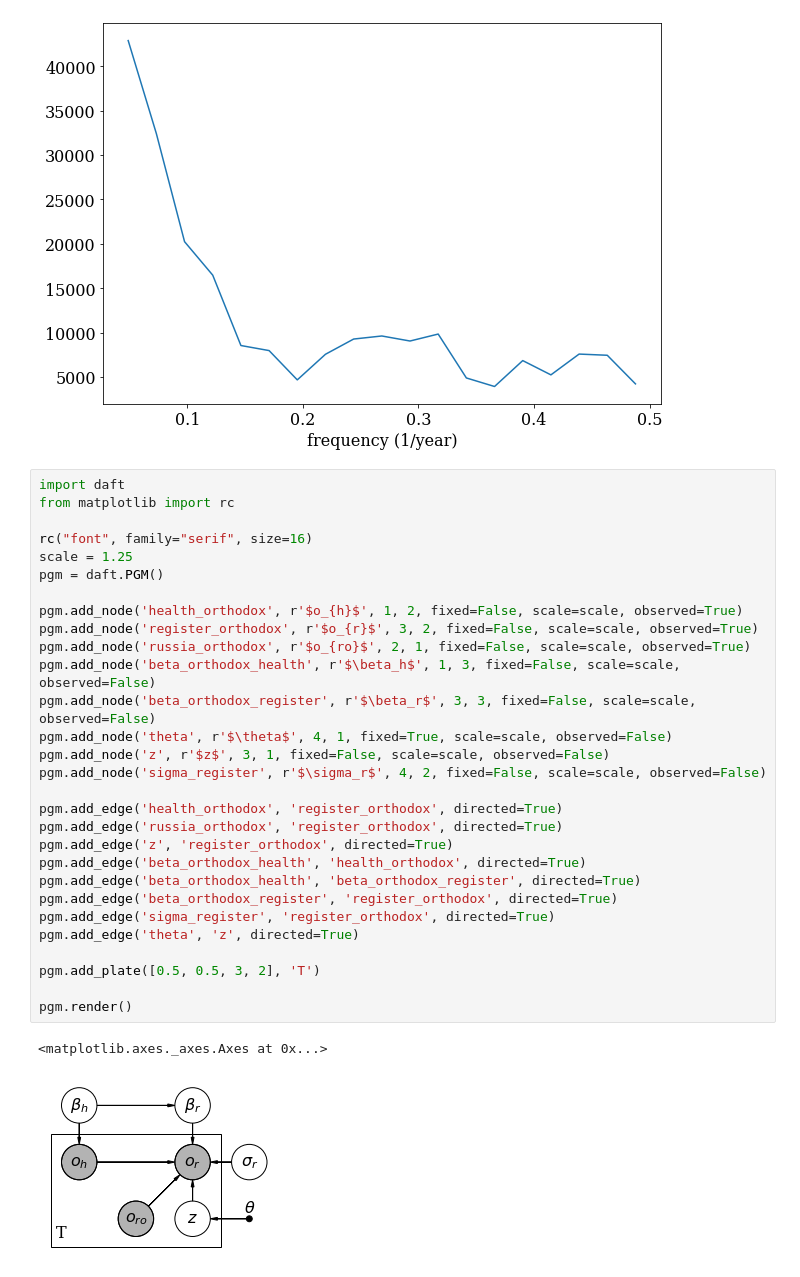
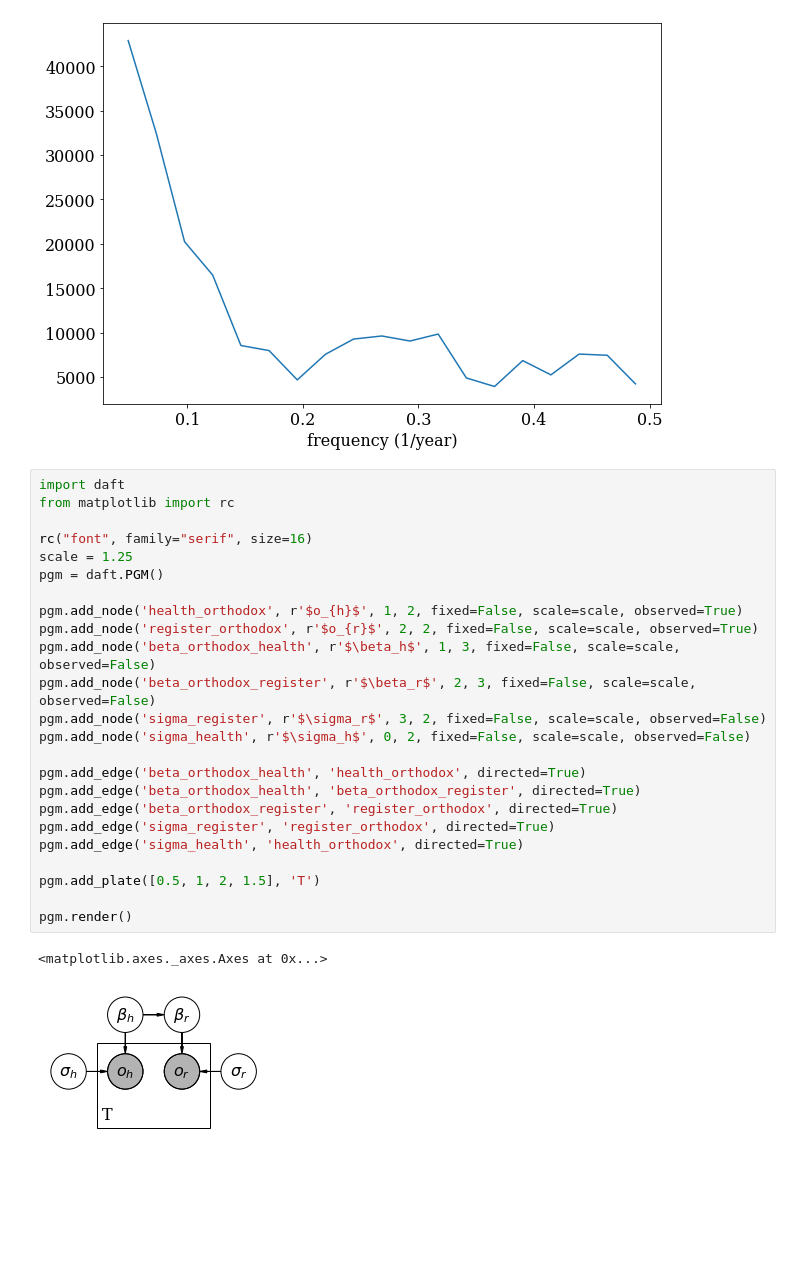
Before and after one commit to AnttiHaerkoenen/vyborg_orthodox, a Jupyter notebook: notebooks/missing_orthodox.ipynb, the cells around one changed output. Drawn from its saved outputs; the diff is of its cells as text; blank space fills up the shorter version.

```diff
--- a/notebooks/missing_orthodox.ipynb
+++ b/notebooks/missing_orthodox.ipynb
@@ -101,35 +101,30 @@ print(1/freq)
 # %%
 import daft
 from matplotlib import rc
 
 rc("font", family="serif", size=16)
 scale = 1.25
 pgm = daft.PGM()
 
 pgm.add_node('health_orthodox', r'$o_{h}$', 1, 2, fixed=False, scale=scale, observed=True)
-pgm.add_node('register_orthodox', r'$o_{r}$', 3, 2, fixed=False, scale=scale, observed=True)
-pgm.add_node('russia_orthodox', r'$o_{ro}$', 2, 1, fixed=False, scale=scale, observed=True)
+pgm.add_node('register_orthodox', r'$o_{r}$', 2, 2, fixed=False, scale=scale, observed=True)
 pgm.add_node('beta_orthodox_health', r'$\beta_h$', 1, 3, fixed=False, scale=scale, observed=False)
-pgm.add_node('beta_orthodox_register', r'$\beta_r$', 3, 3, fixed=False, scale=scale, observed=False)
-pgm.add_node('theta', r'$\theta$', 4, 1, fixed=True, scale=scale, observed=False)
-pgm.add_node('z', r'$z$', 3, 1, fixed=False, scale=scale, observed=False)
-pgm.add_node('sigma_register', r'$\sigma_r$', 4, 2, fixed=False, scale=scale, observed=False)
+pgm.add_node('beta_orthodox_register', r'$\beta_r$', 2, 3, fixed=False, scale=scale, observed=False)
+pgm.add_node('sigma_register', r'$\sigma_r$', 3, 2, fixed=False, scale=scale, observed=False)
+pgm.add_node('sigma_health', r'$\sigma_h$', 0, 2, fixed=False, scale=scale, observed=False)
 
-pgm.add_edge('health_orthodox', 'register_orthodox', directed=True)
-pgm.add_edge('russia_orthodox', 'register_orthodox', directed=True)
-pgm.add_edge('z', 'register_orthodox', directed=True)
 pgm.add_edge('beta_orthodox_health', 'health_orthodox', directed=True)
 pgm.add_edge('beta_orthodox_health', 'beta_orthodox_register', directed=True)
 pgm.add_edge('beta_orthodox_register', 'register_orthodox', directed=True)
 pgm.add_edge('sigma_register', 'register_orthodox', directed=True)
-pgm.add_edge('theta', 'z', directed=True)
+pgm.add_edge('sigma_health', 'health_orthodox', directed=True)
 
-pgm.add_plate([0.5, 0.5, 3, 2], 'T')
+pgm.add_plate([0.5, 1, 2, 1.5], 'T')
 
 pgm.render()
 # %% [output]
 <matplotlib.axes._axes.Axes at 0x...>
-[figure, old version]
+[figure, new version]
 # %% [markdown]
 Model:
 
```
Also changed, not shown: parts of 6 cells of this notebook.
